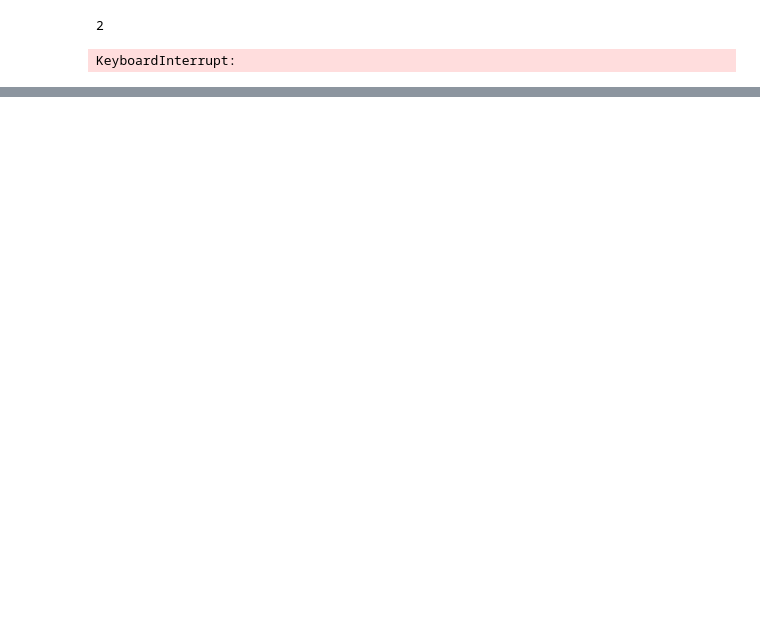
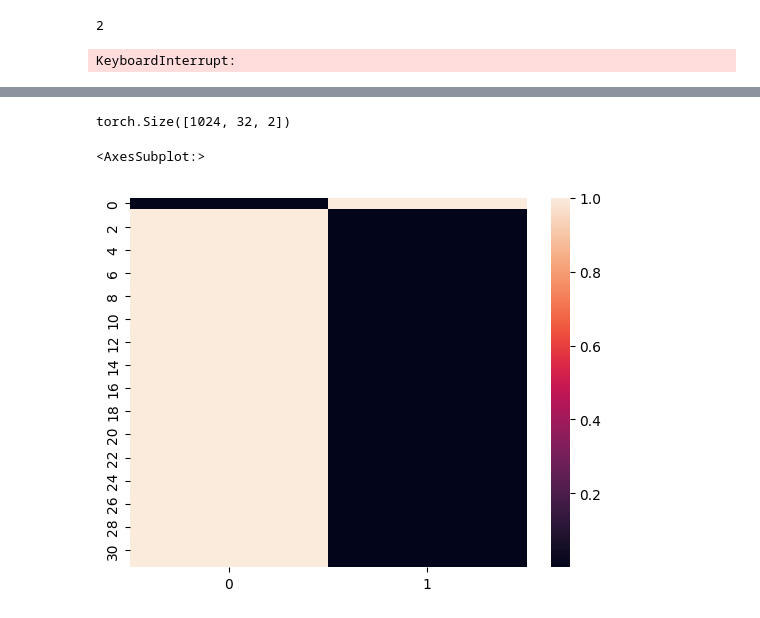
Before and after one commit to bunnalec/NeuralGraphPaper, a Jupyter notebook: RL/multi_ngraph.ipynb, the cells around one changed output, grey strips where cells are left out. Cells and saved outputs as stored; diff of their text form; code cells hidden in the pictures; blank space fills up the shorter version.

```diff
--- a/RL/multi_ngraph.ipynb
+++ b/RL/multi_ngraph.ipynb
@@ -118,2 +124,4 @@ plt.plot([e["Regret"] for e in log])
 # %%
 torch.save(graph, "multi.pt")
+# %%
+graph.train_mode(False)
@@ -124,0 +175,11 @@ plt.plot(log)
+# %%
+print(action_dists.shape)
+# %% [output]
+torch.Size([1024, 32, 2])
+# %%
+import seaborn as sb
+
+sb.heatmap(action_dists[0].cpu())
+# %% [output]
+<AxesSubplot:>
+[figure, added]
```
Also changed, not shown: parts of 6 cells of this notebook.
